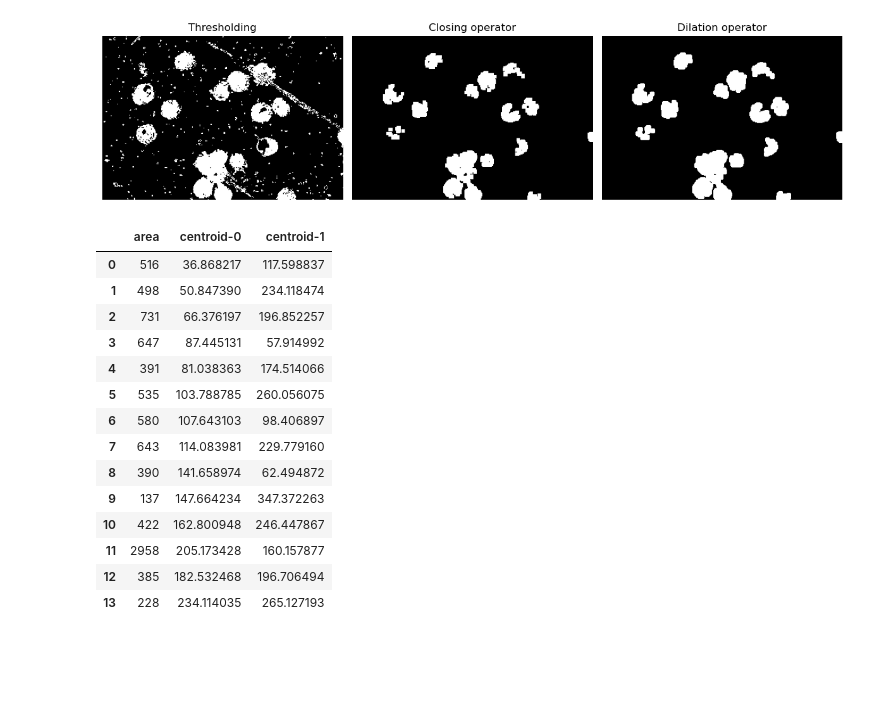
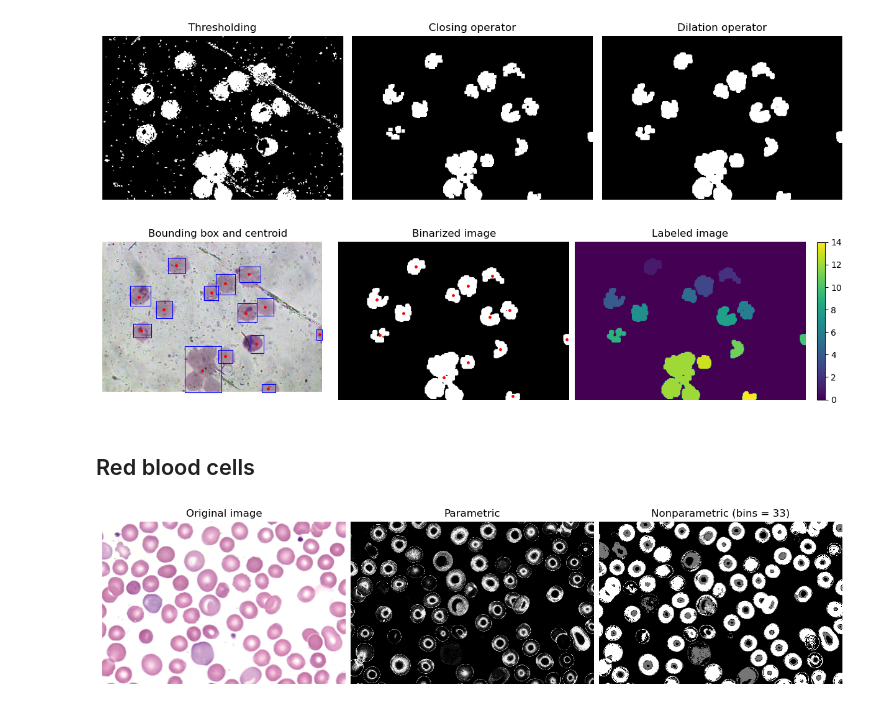
Before and after one commit to npcrmns/App-Physics-157, a Jupyter notebook: [7] Blob Analysis/Blob Analysis.ipynb, the cells around one changed output. Saved outputs shown, nothing was run; the diff lists cells and outputs as text; code cells hidden in the pictures; blank space fills up the shorter version.

```diff
--- a/[7] Blob Analysis/Blob Analysis.ipynb
+++ b/[7] Blob Analysis/Blob Analysis.ipynb
@@ -143,27 +151,32 @@ malaria_area = []
-# %%
-counter = 1
-
-for prop in malaria_props:
-    malaria_label.append(prop.label)
-    malaria_centroid.append(prop.centroid)
-    malaria_area.append(prop.area)
-    counter += 1
 # %%
-malaria_results = measure.regionprops_table(malaria_labels, properties = ("area", "centroid", ))
-pd.DataFrame(malaria_results)
+# Dataframe results for reference
+malaria_results = measure.regionprops_table(malaria_labels, properties = ("area", "centroid"))
+malaria_df = pd.DataFrame(malaria_results)
+
+malaria_centx = malaria_df["centroid-1"].to_numpy()
+malaria_centy = malaria_df["centroid-0"].to_numpy()
+malaria_area = malaria_df["area"].to_numpy()
-# %% [output]
-|  | area | centroid-0 | centroid-1 |
-| 0 | 516 | 36.868217 | 117.598837 |
-| 1 | 498 | 50.847390 | 234.118474 |
-| 2 | 731 | 66.376197 | 196.852257 |
-| 3 | 647 | 87.445131 | 57.914992 |
-| 4 | 391 | 81.038363 | 174.514066 |
-| 5 | 535 | 103.788785 | 260.056075 |
-| 6 | 580 | 107.643103 | 98.406897 |
-| 7 | 643 | 114.083981 | 229.779160 |
-| 8 | 390 | 141.658974 | 62.494872 |
-| 9 | 137 | 147.664234 | 347.372263 |
-| 10 | 422 | 162.800948 | 246.447867 |
-| 11 | 2958 | 205.173428 | 160.157877 |
-| 12 | 385 | 182.532468 | 196.706494 |
-| 13 | 228 | 234.114035 | 265.127193 |
+# %%
+fig, ax = plt.subplots(1, 3, figsize = (12, 4), constrained_layout = True)
+ax[0].imshow(malaria_RGB)
+ax[0].scatter(malaria_centx, malaria_centy, s = 6, color = "red")
+ax[0].set_title("Bounding box and centroid")
+ax[1].imshow(malaria_cleaned, cmap = "gray")
+ax[1].scatter(malaria_centx, malaria_centy, s = 6, color = "red")
+ax[1].set_title("Binarized image")
+ax[2].set_title("Labeled image")
+malaria_watershed = ax[2].imshow(malaria_labels)
+plt.colorbar(malaria_watershed, ax = ax[2], fraction = 0.034)
+
+for prop in malaria_props:
+    minr, minc, maxr, maxc = prop.bbox
+    bx = (minc, maxc, maxc, minc, minc)
+    by = (minr, minr, maxr, maxr, minr)
+    ax[0].plot(bx, by, color = "blue", linewidth = 0.8)
+
+for a in ax:
+    a.axis("off")
+# %% [output]
+[figure, added]
+# %% [markdown]
+## Red blood cells
@@ -169,0 +186,4 @@ pd.DataFrame(malaria_results)
+# %%
+image_segment(rbc, rbc_ROI, 33)
+# %% [output]
+[figure, added]
```
Also changed, not shown: parts of 8 cells of this notebook, 2 other files.
